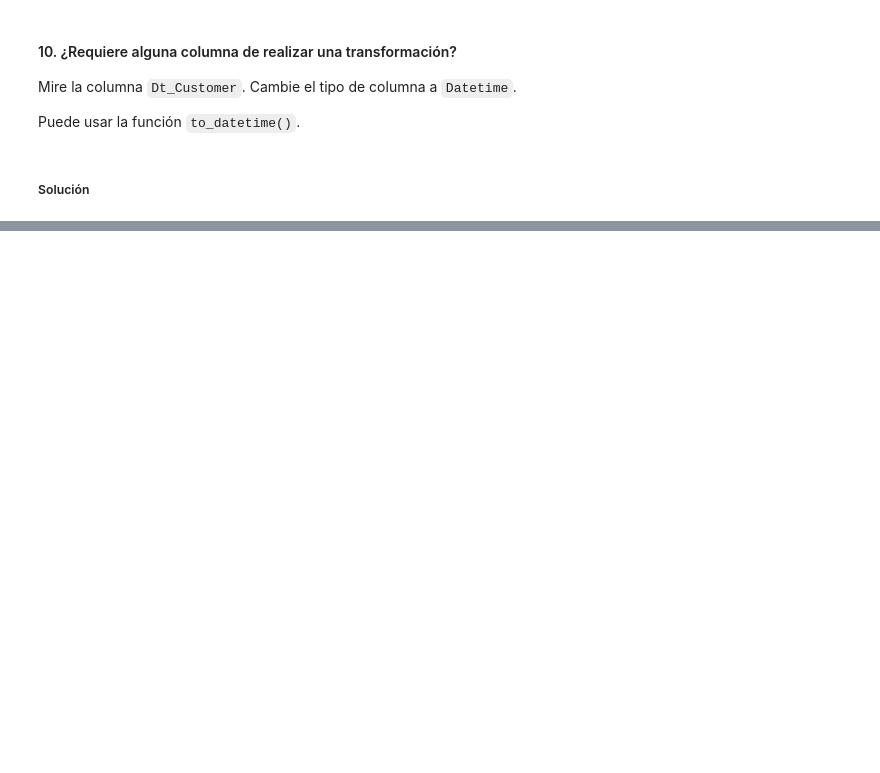
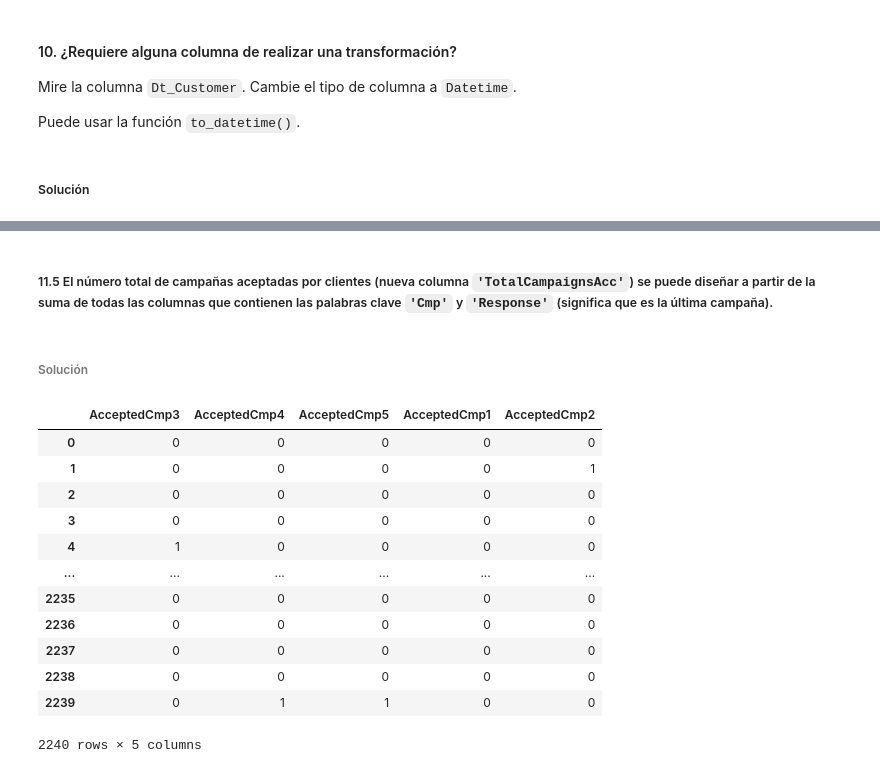
Before and after one commit to Marina-Schluter/Datos-de-Marketing, a Jupyter notebook: Ejercicio Marketing.ipynb, the cells around one changed output, grey strips where cells are left out. Cells and saved outputs as stored; diff of their text form; code cells hidden in the pictures; blank space fills up the shorter version.

```diff
--- a/Ejercicio Marketing.ipynb
+++ b/Ejercicio Marketing.ipynb
@@ -236,0 +390,3 @@ El número total de campañas aceptadas por clientes (nueva columna `'TotalCampa
+# %%
+df["TotalMnt"]=columnas_con_mnt.sum(axis=1)                    #Creamos la columna nueva rellenándola con la suma de los valores de las columnas con "Mnt".
+                                                               #Usando axis=1, indicamos que la suma se ha de hacer a lo largo de las columnas
@@ -236,0 +409,3 @@ El número total de campañas aceptadas por clientes (nueva columna `'TotalCampa
+# %%
+columnas_con_purchases=df.filter(like="Purchases")                            #Filtramos primero las columnas que tengan "Purchases", 4 en total
+columnas_con_purchases
@@ -236,0 +426,2 @@ El número total de campañas aceptadas por clientes (nueva columna `'TotalCampa
+# %%
+df["TotalPurchases"]=columnas_con_purchases.sum(axis=1)
@@ -236,0 +449,21 @@ El número total de campañas aceptadas por clientes (nueva columna `'TotalCampa
+# %% [markdown]
+##### 11.5 El número total de campañas aceptadas por clientes (nueva columna `'TotalCampaignsAcc'`) se puede diseñar a partir de la suma de todas las columnas que contienen las palabras clave `'Cmp'` y `'Response'` (significa que es la última campaña).
+# %% [markdown]
+###### Solución
+# %%
+columnas_con_campaigns=df.filter(like="Cmp")                                              #Filtramos primero las columnas que tengan "Cmp", 5 en total
+columnas_con_campaigns
+# %% [output]
+|  | AcceptedCmp3 | AcceptedCmp4 | AcceptedCmp5 | AcceptedCmp1 | AcceptedCmp2 |
+| 0 | 0 | 0 | 0 | 0 | 0 |
+| 1 | 0 | 0 | 0 | 0 | 1 |
+| 2 | 0 | 0 | 0 | 0 | 0 |
+| 3 | 0 | 0 | 0 | 0 | 0 |
+| 4 | 1 | 0 | 0 | 0 | 0 |
+| ... | ... | ... | ... | ... | ... |
+| 2235 | 0 | 0 | 0 | 0 | 0 |
+| 2236 | 0 | 0 | 0 | 0 | 0 |
+| 2237 | 0 | 0 | 0 | 0 | 0 |
+| 2238 | 0 | 0 | 0 | 0 | 0 |
+| 2239 | 0 | 1 | 1 | 0 | 0 |
+2240 rows × 5 columns
```
Also changed, not shown: parts of 43 cells of this notebook.
